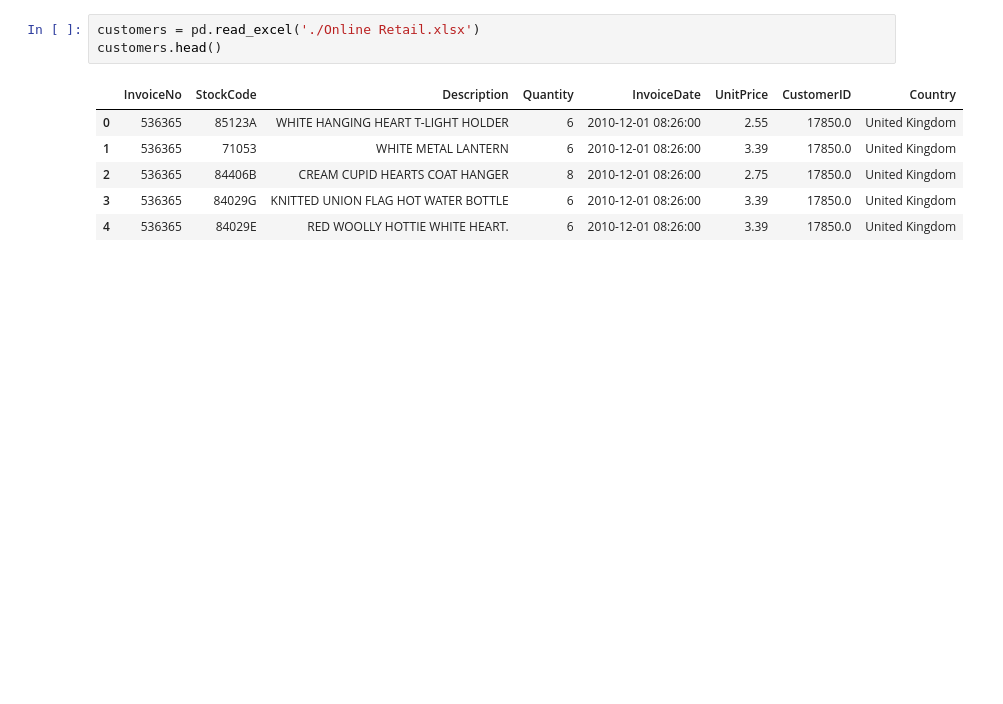
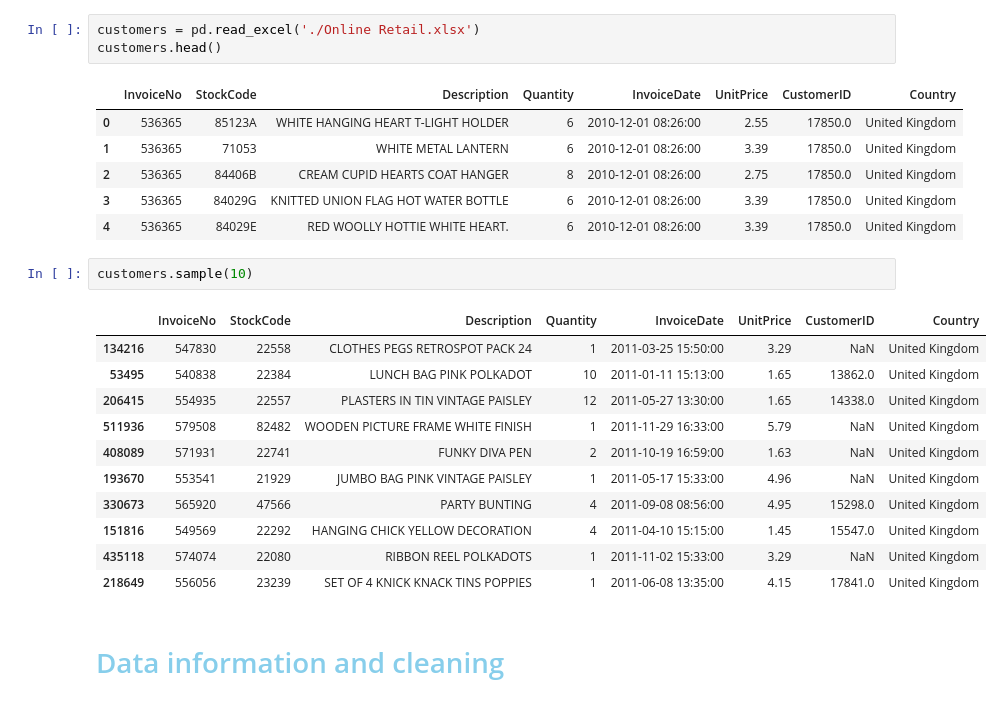
Before and after one commit to marius2347/Customer-Segmentation-using-Machine-Learning-in-Python-on-Kaggle, a Jupyter notebook: customers.ipynb, the cells around one changed output. Saved outputs shown, nothing was run; the diff lists cells and outputs as text; blank space fills up the shorter version.

```diff
--- a/customers.ipynb
+++ b/customers.ipynb
@@ -14,3 +19,19 @@ customers.head()
 | 2 | 536365 | 84406B | CREAM CUPID HEARTS COAT HANGER | 8 | 2010-12-01 08:26:00 | 2.75 | 17850.0 | United Kingdom |
 | 3 | 536365 | 84029G | KNITTED UNION FLAG HOT WATER BOTTLE | 6 | 2010-12-01 08:26:00 | 3.39 | 17850.0 | United Kingdom |
 | 4 | 536365 | 84029E | RED WOOLLY HOTTIE WHITE HEART. | 6 | 2010-12-01 08:26:00 | 3.39 | 17850.0 | United Kingdom |
+# %%
+customers.sample(10)
+# %% [output]
+|  | InvoiceNo | StockCode | Description | Quantity | InvoiceDate | UnitPrice | CustomerID | Country |
+| 134216 | 547830 | 22558 | CLOTHES PEGS RETROSPOT PACK 24 | 1 | 2011-03-25 15:50:00 | 3.29 | NaN | United Kingdom |
+| 53495 | 540838 | 22384 | LUNCH BAG PINK POLKADOT | 10 | 2011-01-11 15:13:00 | 1.65 | 13862.0 | United Kingdom |
+| 206415 | 554935 | 22557 | PLASTERS IN TIN VINTAGE PAISLEY | 12 | 2011-05-27 13:30:00 | 1.65 | 14338.0 | United Kingdom |
+| 511936 | 579508 | 82482 | WOODEN PICTURE FRAME WHITE FINISH | 1 | 2011-11-29 16:33:00 | 5.79 | NaN | United Kingdom |
+| 408089 | 571931 | 22741 | FUNKY DIVA PEN | 2 | 2011-10-19 16:59:00 | 1.63 | NaN | United Kingdom |
+| 193670 | 553541 | 21929 | JUMBO BAG PINK VINTAGE PAISLEY | 1 | 2011-05-17 15:33:00 | 4.96 | NaN | United Kingdom |
+| 330673 | 565920 | 47566 | PARTY BUNTING | 4 | 2011-09-08 08:56:00 | 4.95 | 15298.0 | United Kingdom |
+| 151816 | 549569 | 22292 | HANGING CHICK YELLOW DECORATION | 4 | 2011-04-10 15:15:00 | 1.45 | 15547.0 | United Kingdom |
+| 435118 | 574074 | 22080 | RIBBON REEL POLKADOTS | 1 | 2011-11-02 15:33:00 | 3.29 | NaN | United Kingdom |
+| 218649 | 556056 | 23239 | SET OF 4 KNICK KNACK TINS POPPIES | 1 | 2011-06-08 13:35:00 | 4.15 | 17841.0 | United Kingdom |
+# %% [markdown]
+<h1 style = "color: skyblue">Data information and cleaning</h1>
```
Also changed, not shown: parts of 20 cells of this notebook, 1 other file.
